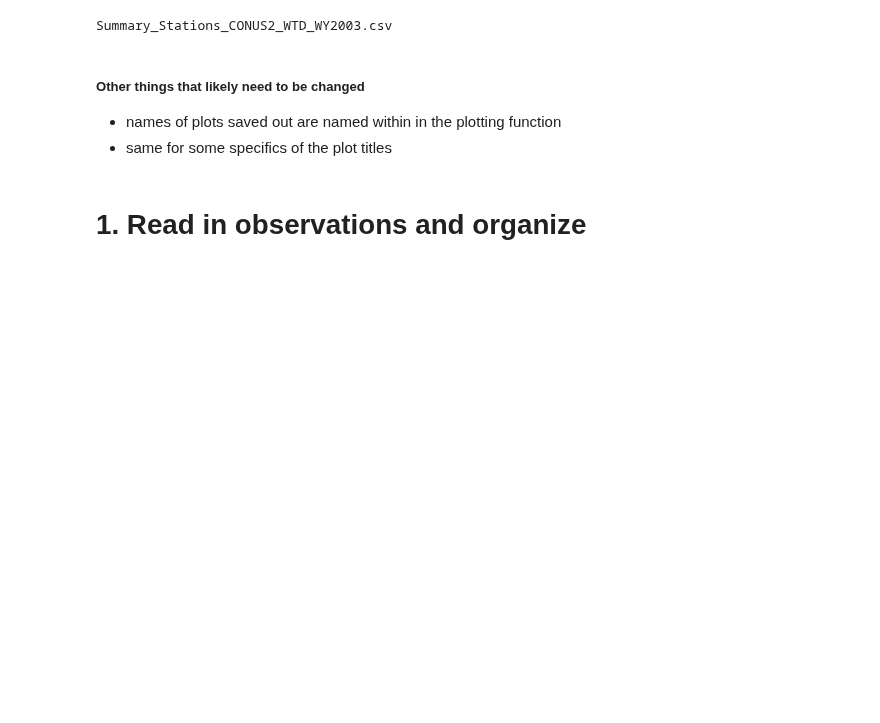
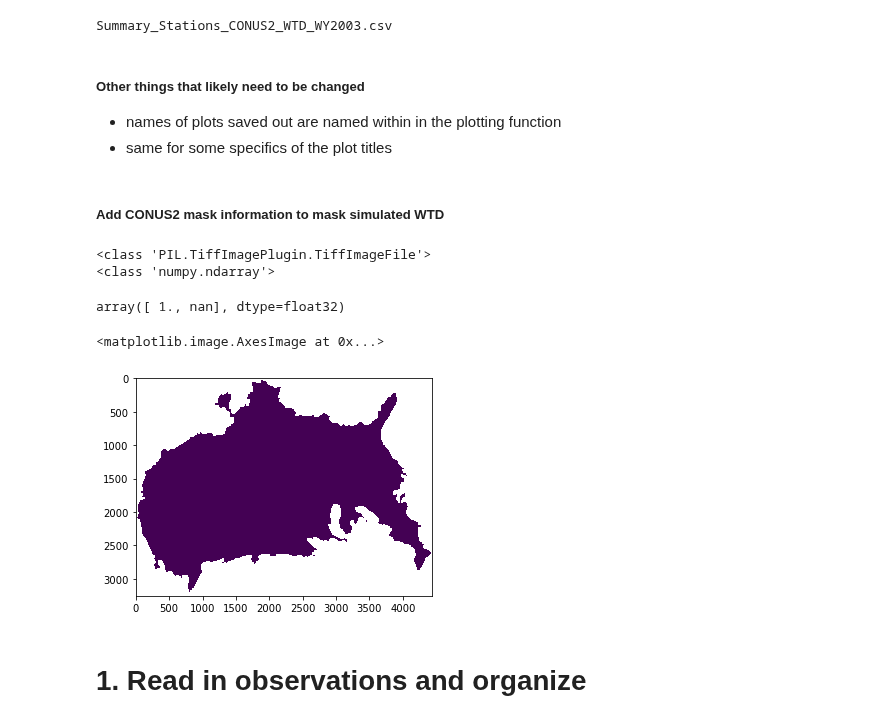
Before and after one commit to danielletijerina/PFCONUS2-analysis, a Jupyter notebook: scripts/Validation/WTD/Steady_State_WTD/compare_WTD_steady_state.ipynb, the cells around one changed output. Saved outputs shown, nothing was run; the diff lists cells and outputs as text; code cells hidden in the pictures; blank space fills up the shorter version.

```diff
--- a/scripts/Validation/WTD/Steady_State_WTD/compare_WTD_steady_state.ipynb
+++ b/scripts/Validation/WTD/Steady_State_WTD/compare_WTD_steady_state.ipynb
@@ -91,6 +92,29 @@ Summary_Stations_CONUS2_WTD_WY2003.csv
 ##### Other things that likely need to be changed
 - names of plots saved out  are named within in the plotting function
 - same for some specifics of the plot titles
+# %% [markdown]
+##### Add CONUS2 mask information to mask simulated WTD
+# %%
+mask_tif = Image.open('/hydrodata/PFCLM/CONUS2_baseline/inputs/domain_files/CONUS2.0.Final1km.Mask.tif')
+print(type(mask_tif))
+mask_array = np.array(mask_tif)
+print(type(mask_array))
+
+# Make copy of mask with nan's in the inactive domain
+nan_mask = np.copy(mask_array)
+nan_mask[nan_mask == 0.0] = 'nan'
+np.unique(nan_mask)
+# %% [output]
+<class 'PIL.TiffImagePlugin.TiffImageFile'>
+<class 'numpy.ndarray'>
+array([ 1., nan], dtype=float32)
+# %%
+# flip the nan mask so that it is the correct orientation compared to the CONUS2 files
+nan_mask_flip = np.flipud(nan_mask)
+plt.imshow(nan_mask_flip)
+# %% [output]
+<matplotlib.image.AxesImage at 0x...>
+[figure, added]
 # %% [markdown]
 # 1. Read in observations and organize
 # %% [markdown]
```
Also changed, not shown: parts of 54 cells of this notebook, 7 other files.
